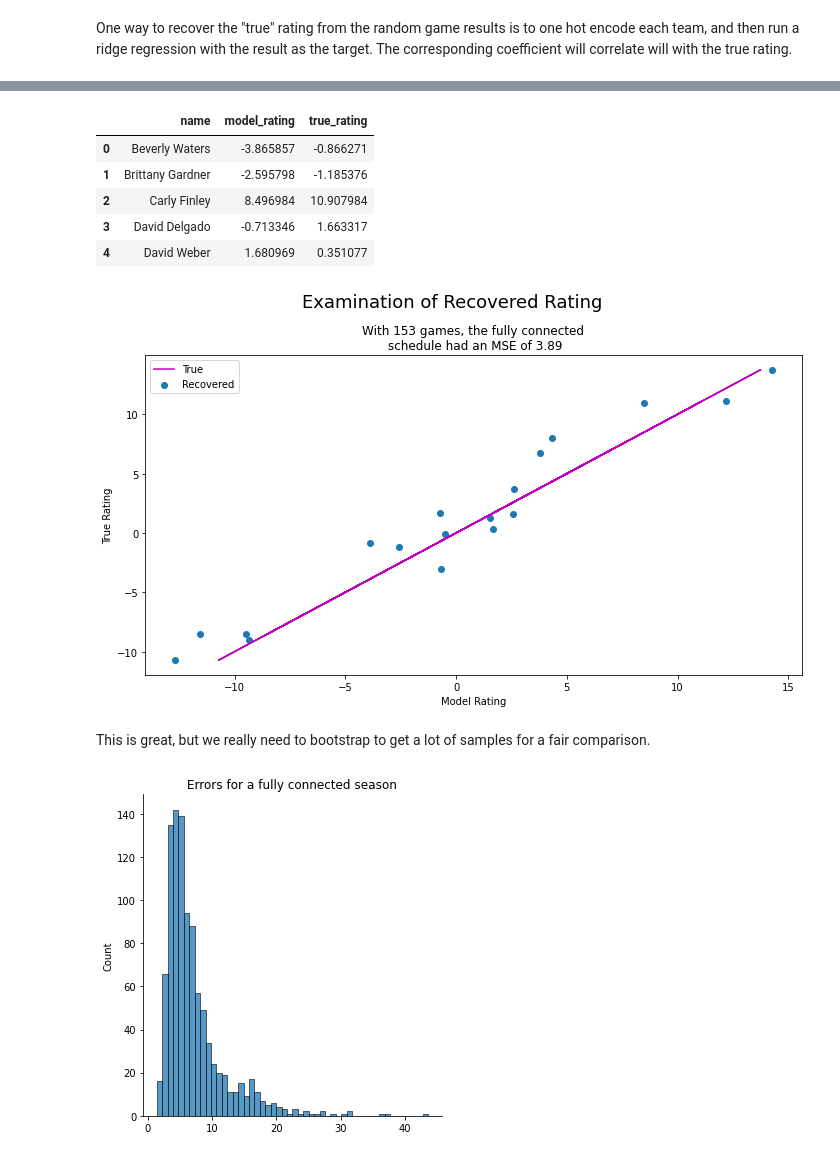
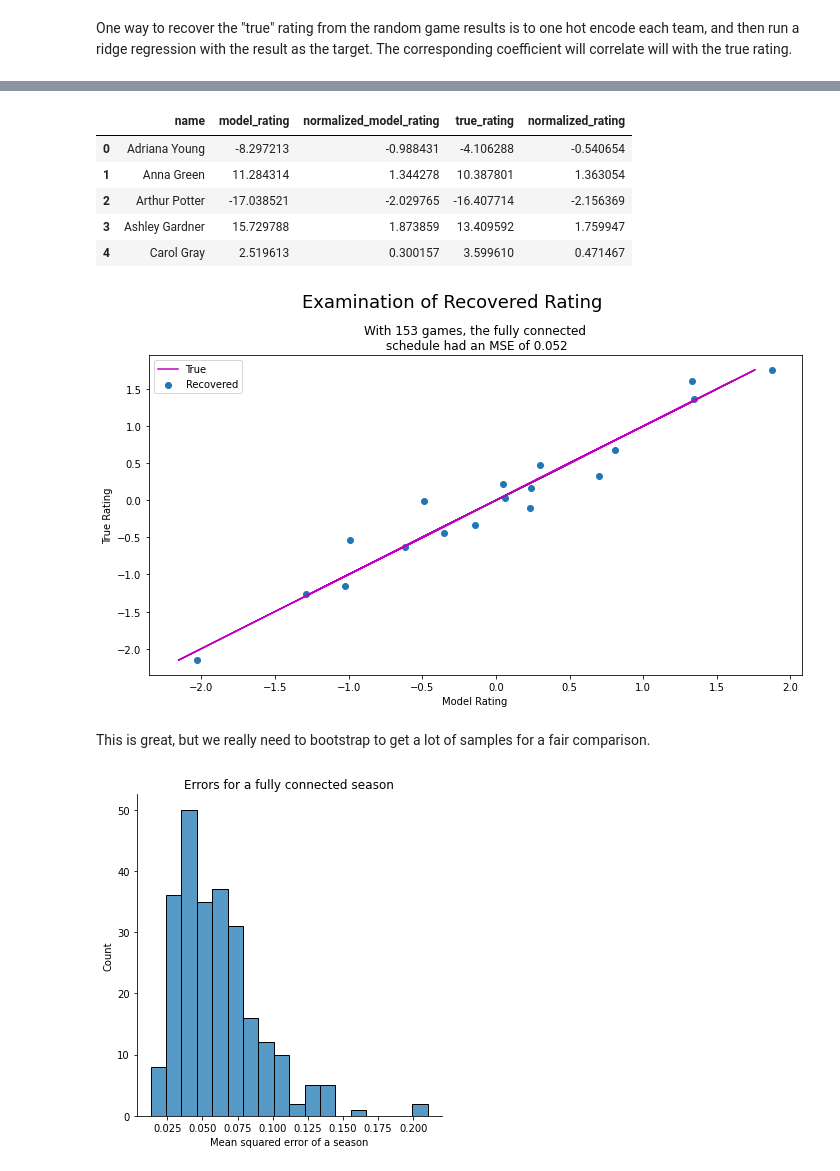
Before and after one commit to btatkinson/NCAA-basketball-Capstone, a Jupyter notebook: notebooks/exploratory/team_network_demo.ipynb, the cells around one changed output, grey strips where cells are left out. Cells and saved outputs as stored; diff of their text form; code cells hidden in the pictures.

Commit message:
team_network

```diff
--- a/notebooks/exploratory/team_network_demo.ipynb
+++ b/notebooks/exploratory/team_network_demo.ipynb
@@ -24,11 +24,13 @@ randomness to the results. Home court advantage, overtime, etc. could be added b
 The goal is to recover the "true rating".
 # %%
 
-import networkx
+import random
 
 import numpy as np
 import pandas as pd
+import networkx as nx
 import seaborn as sns
+
 
 from tqdm import tqdm
 from faker import Faker
@@ -36,11 +38,16 @@ from itertools import combinations
 
 
 
-
+## need to normalize true rating since it is relative, or else can have an average of -3
 
 fake = Faker()
 
 # generate teams
 teams = pd.DataFrame([(fake.name(), np.random.normal(0, 8)) for i in range(18)], columns=['name', 'true_rating'])
+
+# need to normalize
+teams['normalized_rating']  = (teams['true_rating'] - teams['true_rating'].mean())/teams['true_rating'].std()
+
+
 teams.head()
 # %% [output]
@@ -121,6 +128,7 @@ def get_team_ratings(X, y, teams, ridge_alpha=0.1):
 
 X, y, team_order = return_ratings_xy(game_results)
 model_ratings = get_team_ratings(X, y, team_order)
+model_ratings['normalized_model_rating'] = (model_ratings['model_rating'].copy() - model_ratings['model_rating'].mean())/model_ratings['model_rating'].std()
 
 model_ratings.head()
 # %% [output]
@@ -136,20 +144,20 @@ model_ratings.head()
 results = model_ratings.copy().merge(teams.copy(), how='left')
 results.head()
 # %% [output]
-|  | name | model_rating | true_rating |
-| 0 | Beverly Waters | -3.865857 | -0.866271 |
-| 1 | Brittany Gardner | -2.595798 | -1.185376 |
-| 2 | Carly Finley | 8.496984 | 10.907984 |
-| 3 | David Delgado | -0.713346 | 1.663317 |
-| 4 | David Weber | 1.680969 | 0.351077 |
+|  | name | model_rating | normalized_model_rating | true_rating | normalized_rating |
+| 0 | Adriana Young | -8.297213 | -0.988431 | -4.106288 | -0.540654 |
+| 1 | Anna Green | 11.284314 | 1.344278 | 10.387801 | 1.363054 |
+| 2 | Arthur Potter | -17.038521 | -2.029765 | -16.407714 | -2.156369 |
+| 3 | Ashley Gardner | 15.729788 | 1.873859 | 13.409592 | 1.759947 |
+| 4 | Carol Gray | 2.519613 | 0.300157 | 3.599610 | 0.471467 |
 # %%
 import matplotlib.pyplot as plt
 
 fig, ax = plt.subplots(figsize=(10, 6))
-plt.plot(results.true_rating, results.true_rating, c='m', label='True')
-plt.scatter(results.model_rating, results.true_rating, label='Recovered')
+plt.plot(results.normalized_rating, results.normalized_rating, c='m', label='True')
+plt.scatter(results.normalized_model_rating, results.normalized_rating, label='Recovered')
 
-full_connected_error= np.round(np.mean((results['model_rating'].copy() - results['true_rating'].copy())**2),3)
+full_connected_error= np.round(np.mean((results['normalized_model_rating'].copy() - results['normalized_rating'].copy())**2),3)
 plt.suptitle("Examination of Recovered Rating", fontsize=18)
 plt.title(f"With {len(schedule)} games, the fully connected\n schedule had an MSE of {full_connected_error}")
 plt.xlabel("Model Rating")
@@ -158,39 +166,43 @@ plt.legend()
 plt.tight_layout()
 plt.show()
 # %% [output]
-[figure, old version]
+[figure, new version]
 # %% [markdown]
 
 This is great, but we really need to bootstrap to get a lot of samples for a fair comparison.
 # %%
 
 def sim_fc_season():
 
     fake = Faker()
 
     # generate teams
     teams = pd.DataFrame([(fake.name(), np.random.normal(0, 8)) for i in range(18)], columns=['name', 'true_rating'])
+    # need to normalize
+    teams['normalized_rating']  = (teams['true_rating'] - teams['true_rating'].mean())/teams['true_rating'].std()
     # create schedule
     skill_dict = teams.copy().set_index('name').to_dict()['true_rating']
     schedule = list(combinations(list(teams.name.values),2))
     # run season
     game_results = play_season(schedule, skill_dict)
     # run model
     X, y, team_order = return_ratings_xy(game_results)
     model_ratings = get_team_ratings(X, y, team_order)
+    model_ratings['normalized_model_rating'] = (model_ratings['model_rating'].copy() - model_ratings['model_rating'].mean())/model_ratings['model_rating'].std()
     # get error
     results = model_ratings.copy().merge(teams.copy(), how='left')
-    return np.mean((results['model_rating'].copy() - results['true_rating'].copy())**2)
+    return np.mean((results['normalized_model_rating'].copy() - results['normalized_rating'].copy())**2)
 
 fc_errors = []
-for i in tqdm(range(1000)):
+for i in tqdm(range(250)):
     fc_error = sim_fc_season()
     fc_errors.append(fc_error)
 
 sns.displot(fc_errors)
 plt.title("Errors for a fully connected season")
+plt.xlabel("Mean squared error of a season")
 plt.show()
 # %% [output]
-[figure, old version]
+[figure, new version]
 # %% [markdown]
 
```
Also changed, not shown: parts of 12 cells of this notebook.
